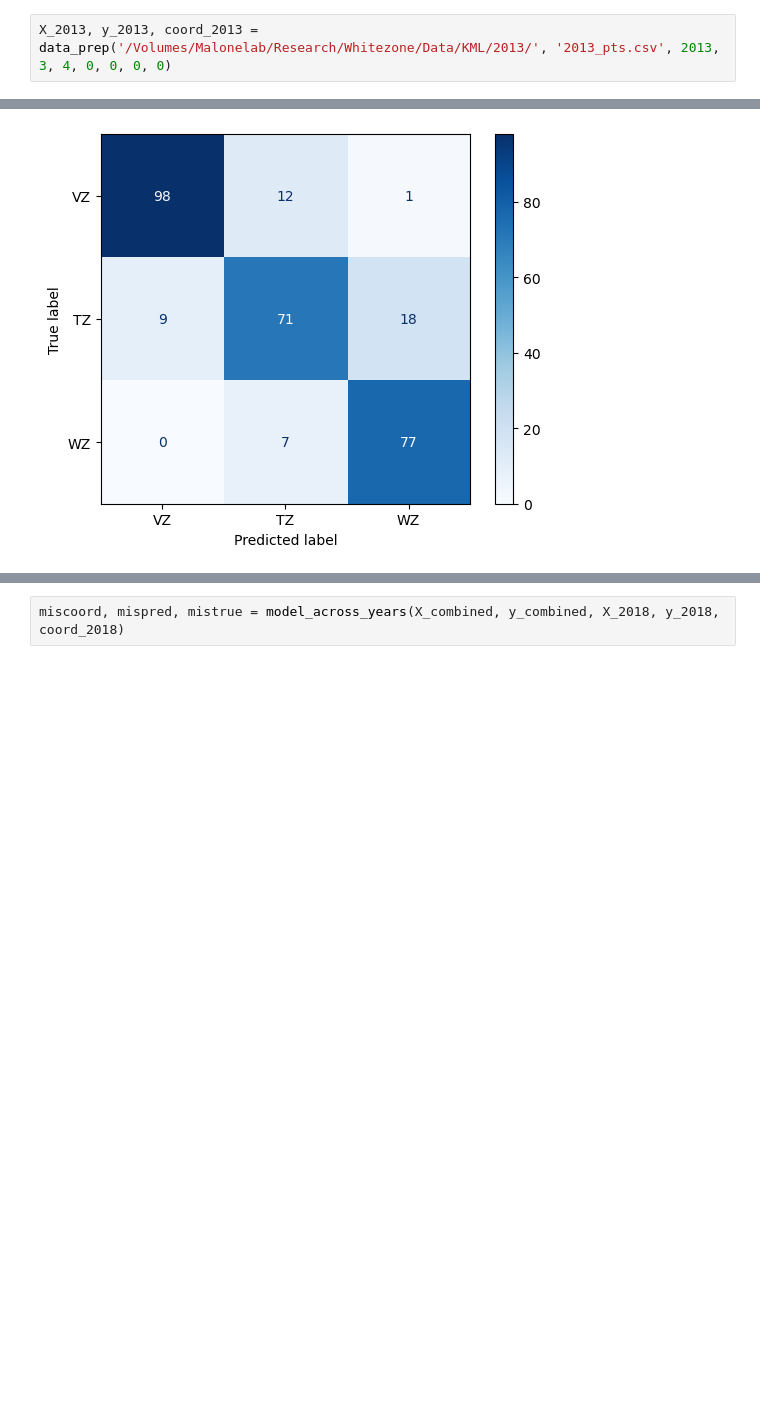
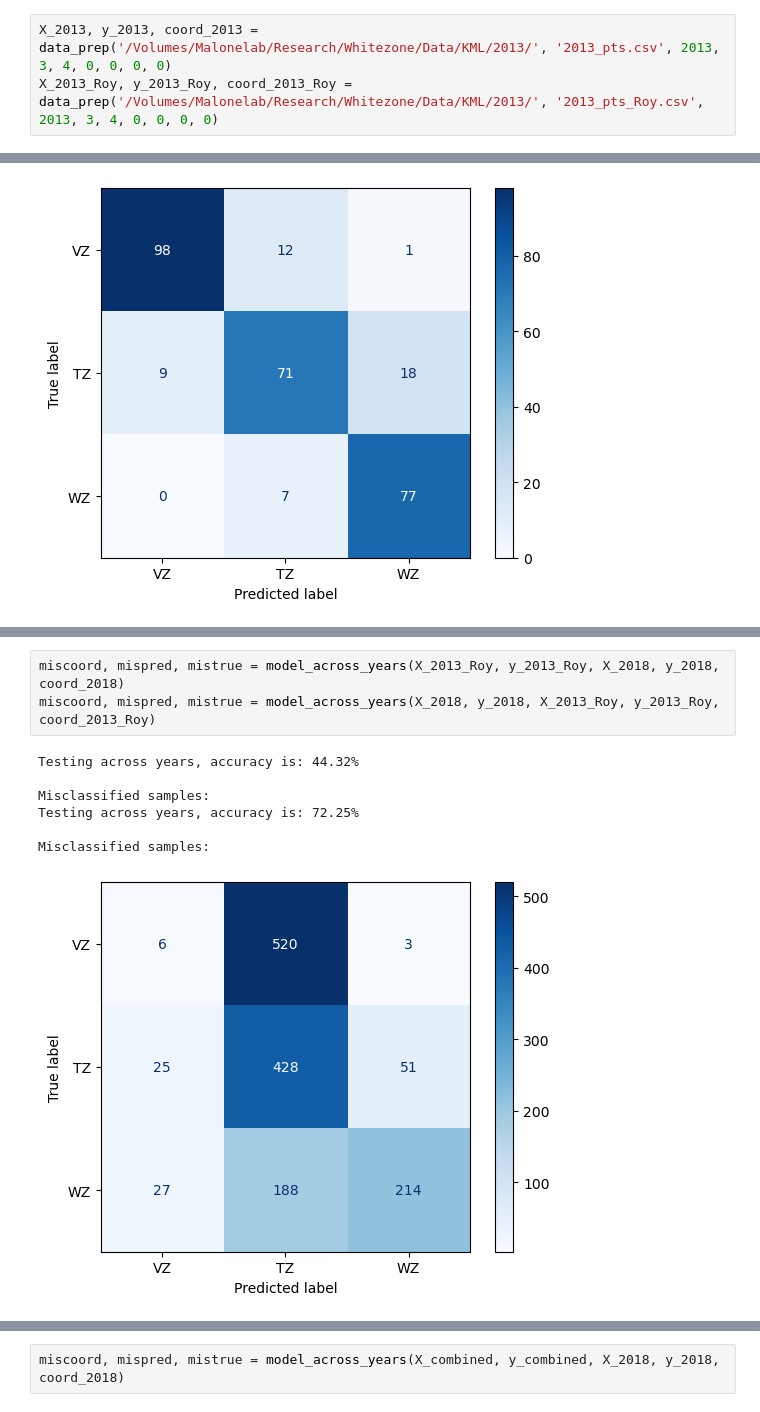
Before and after one commit to Malone-Disturbance-Ecology-Lab/ENP_WZ_Mapping, a Jupyter notebook: Remote_Sensing/04_Temporal_Transfer_for_GE_years_and_Verification.ipynb, the cells around one changed output, grey strips where cells are left out. Drawn from its saved outputs; the diff is of its cells as text; blank space fills up the shorter version.

```diff
--- a/Remote_Sensing/04_Temporal_Transfer_for_GE_years_and_Verification.ipynb
+++ b/Remote_Sensing/04_Temporal_Transfer_for_GE_years_and_Verification.ipynb
@@ -308,6 +296,7 @@ the size of lon filtered dataset is:
 561
 # %%
 X_2013, y_2013, coord_2013 = data_prep('/Volumes/Malonelab/Research/Whitezone/Data/KML/2013/', '2013_pts.csv', 2013, 3, 4, 0, 0, 0, 0)
+X_2013_Roy, y_2013_Roy, coord_2013_Roy = data_prep('/Volumes/Malonelab/Research/Whitezone/Data/KML/2013/', '2013_pts_Roy.csv', 2013, 3, 4, 0, 0, 0, 0)
 # %% [output]
 A value is trying to be set on a copy of a slice from a DataFrame.
 Try using .loc[row_indexer,col_indexer] = value instead
@@ -370,0 +382,11 @@ NameError: name 'X_1994' is not defined
+# %%
+miscoord, mispred, mistrue = model_across_years(X_2013_Roy, y_2013_Roy, X_2018, y_2018, coord_2018)
+miscoord, mispred, mistrue = model_across_years(X_2018, y_2018, X_2013_Roy, y_2013_Roy, coord_2013_Roy)
+# %% [output]
+Testing across years, accuracy is: 44.32%
+
+Misclassified samples:
+Testing across years, accuracy is: 72.25%
+
+Misclassified samples:
+[figure, added]
```
Also changed, not shown: parts of 4 cells of this notebook, 17 other files.
